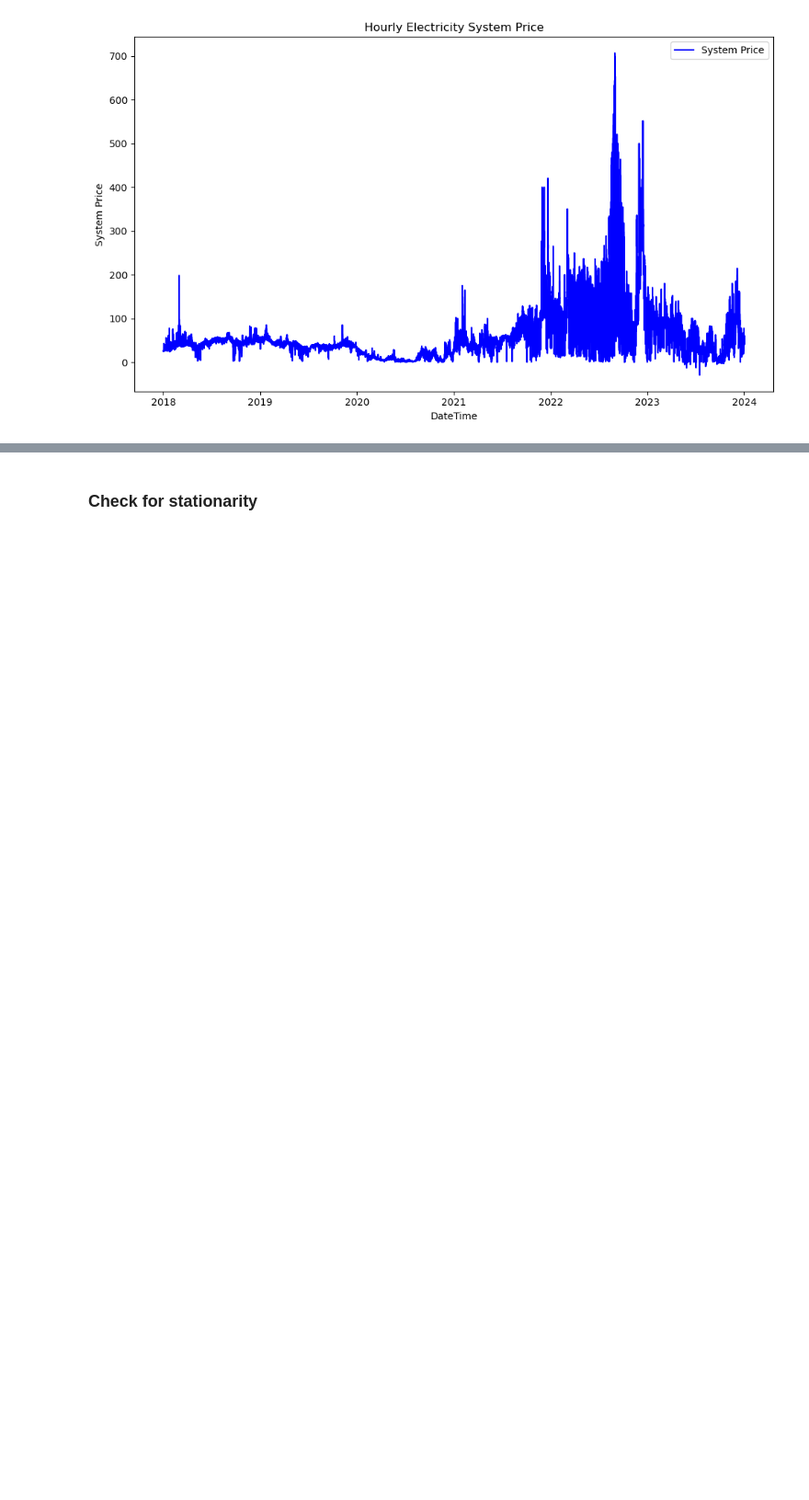
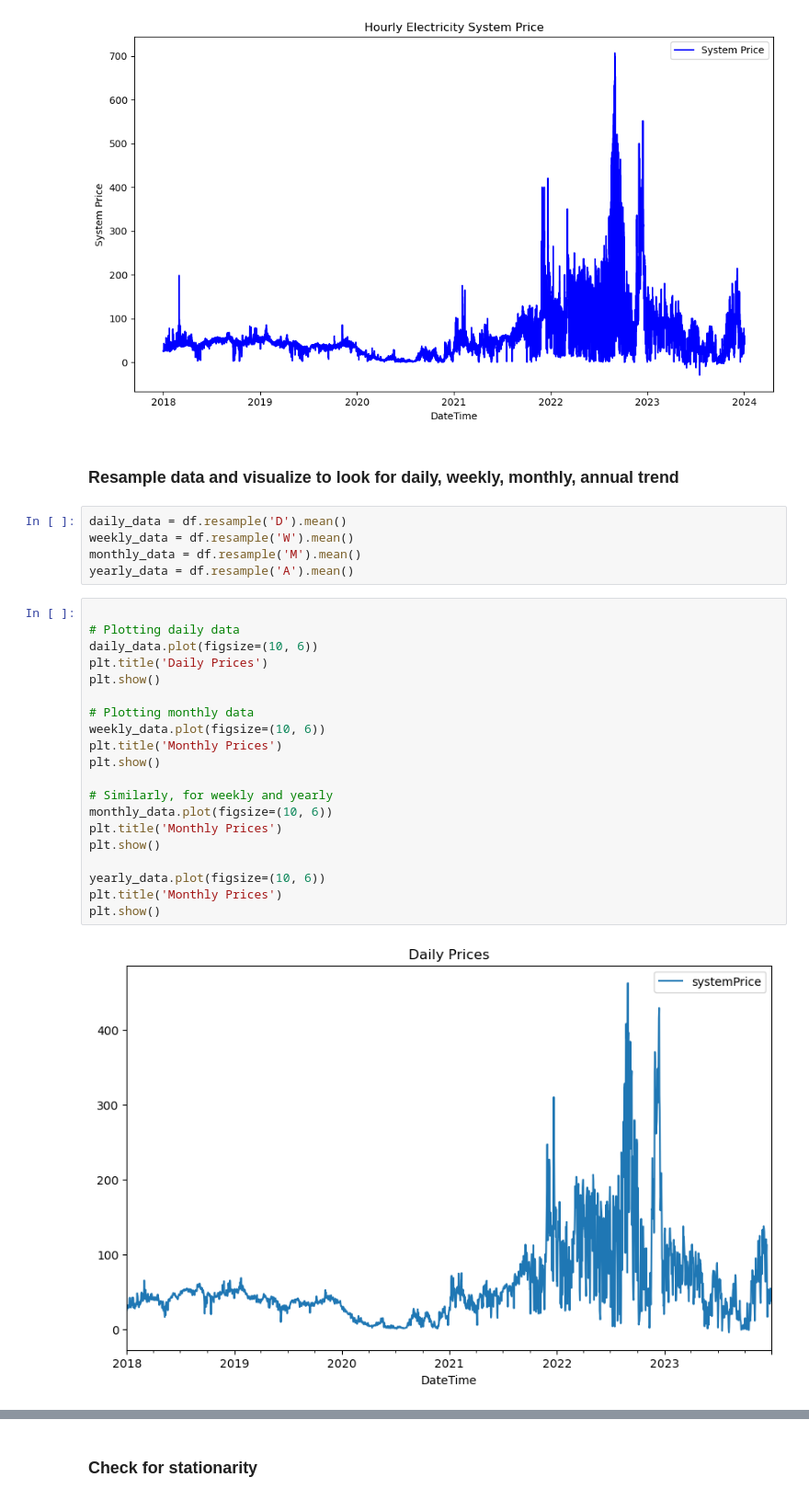
Before and after one commit to evenbakke/MasterThesis-, a Jupyter notebook: ARIMA.ipynb, the cells around one changed output, grey strips where cells are left out. Shown at 92% size. Cells and saved outputs as stored; diff of their text form; blank space fills up the shorter version.

```diff
--- a/ARIMA.ipynb
+++ b/ARIMA.ipynb
@@ -80,3 +81,32 @@ plt.tight_layout()  # Optional: Adjust layout to make room for labels
 plt.show()
 # %% [output]
 [figure]
+# %% [markdown]
+### Resample data and visualize to look for daily, weekly, monthly, annual trend
+# %%
+daily_data = df.resample('D').mean()
+weekly_data = df.resample('W').mean()
+monthly_data = df.resample('M').mean()
+yearly_data = df.resample('A').mean()
+# %%
+
+# Plotting daily data
+daily_data.plot(figsize=(10, 6))
+plt.title('Daily Prices')
+plt.show()
+
+# Plotting monthly data
+weekly_data.plot(figsize=(10, 6))
+plt.title('Monthly Prices')
+plt.show()
+
+# Similarly, for weekly and yearly
+monthly_data.plot(figsize=(10, 6))
+plt.title('Monthly Prices')
+plt.show()
+
+yearly_data.plot(figsize=(10, 6))
+plt.title('Monthly Prices')
+plt.show()
+# %% [output]
+[figure, added]
```
Also changed, not shown: parts of 12 cells of this notebook, 1 other file.
